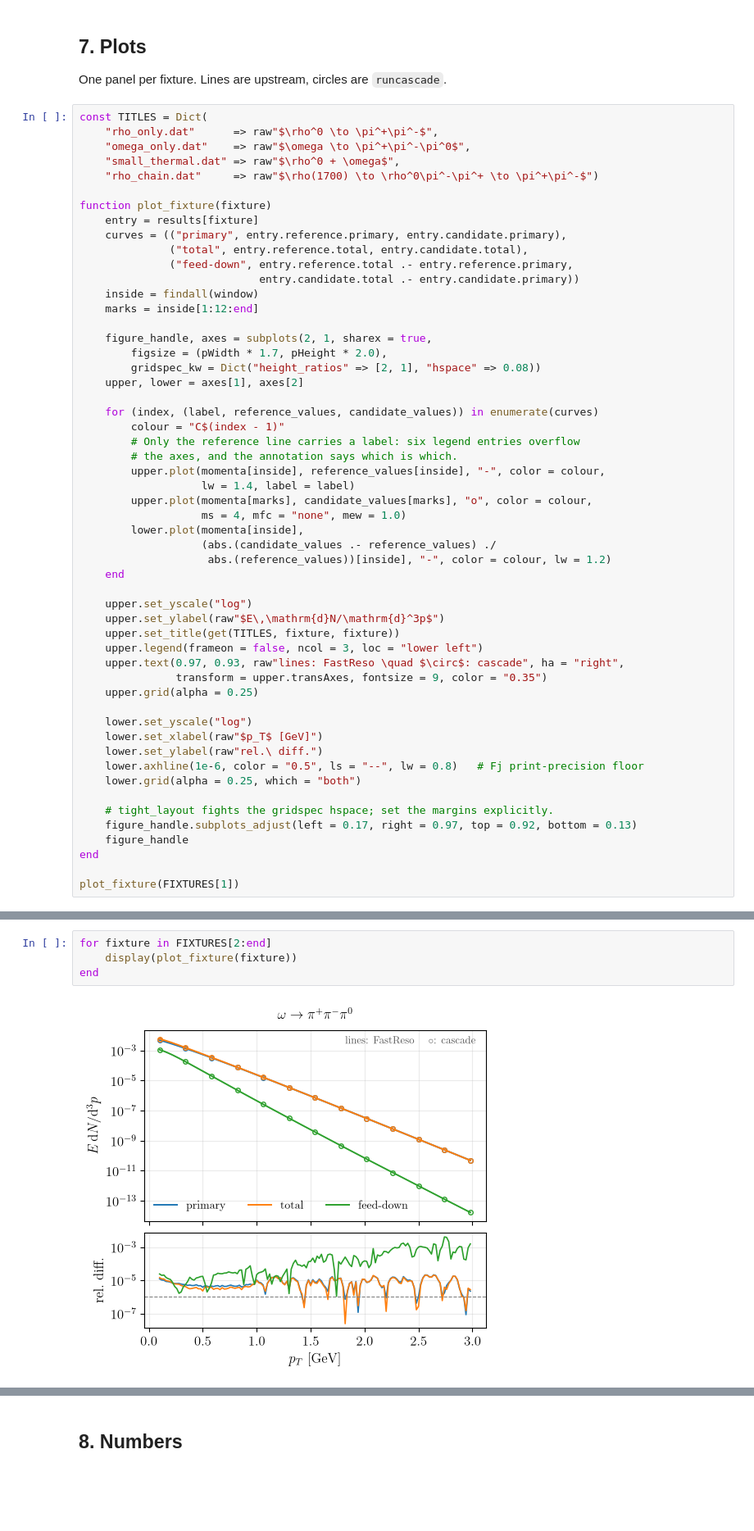
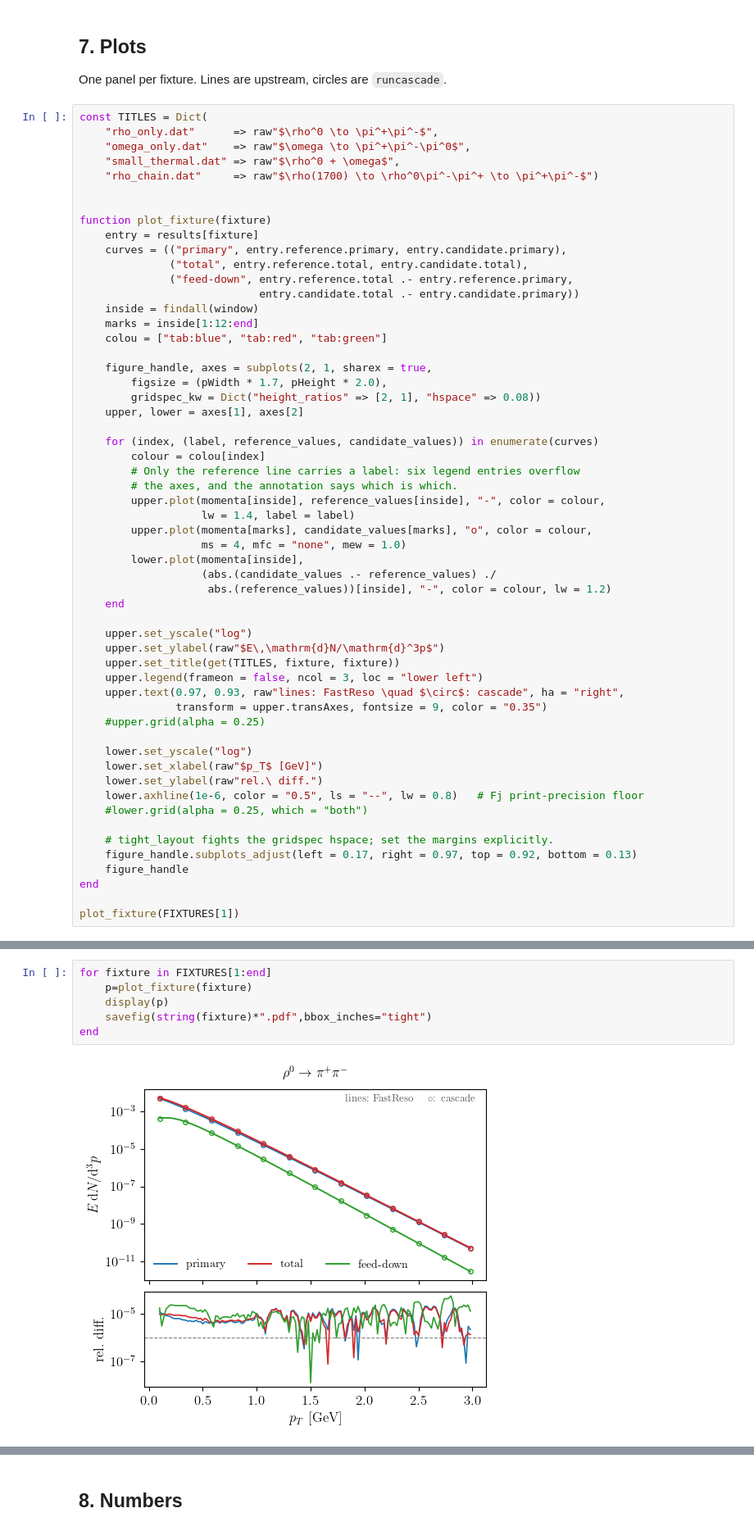
Before and after one commit to fafafrens/Fast_reso2, a Jupyter notebook: benchmarks/fastreso_crosscheck/compare_fjout_fixtures.ipynb, the cells around one changed output, grey strips where cells are left out. Shown at 82% size. Drawn from its saved outputs; the diff is of its cells as text; blank space fills up the shorter version.

```diff
--- a/benchmarks/fastreso_crosscheck/compare_fjout_fixtures.ipynb
+++ b/benchmarks/fastreso_crosscheck/compare_fjout_fixtures.ipynb
@@ -307,6 +309,7 @@ const TITLES = Dict(
     "omega_only.dat"    => raw"$\omega \to \pi^+\pi^-\pi^0$",
     "small_thermal.dat" => raw"$\rho^0 + \omega$",
     "rho_chain.dat"     => raw"$\rho(1700) \to \rho^0\pi^-\pi^+ \to \pi^+\pi^-$")
+
 
 function plot_fixture(fixture)
     entry = results[fixture]
@@ -316,6 +319,7 @@ function plot_fixture(fixture)
                             entry.candidate.total .- entry.candidate.primary))
     inside = findall(window)
     marks = inside[1:12:end]
+    colou = ["tab:blue", "tab:red", "tab:green"]
 
     figure_handle, axes = subplots(2, 1, sharex = true,
         figsize = (pWidth * 1.7, pHeight * 2.0),
@@ -323,7 +327,7 @@ function plot_fixture(fixture)
     upper, lower = axes[1], axes[2]
 
     for (index, (label, reference_values, candidate_values)) in enumerate(curves)
-        colour = "C$(index - 1)"
+        colour = colou[index]
         # Only the reference line carries a label: six legend entries overflow
         # the axes, and the annotation says which is which.
         upper.plot(momenta[inside], reference_values[inside], "-", color = colour,
@@ -341,13 +345,13 @@ function plot_fixture(fixture)
     upper.legend(frameon = false, ncol = 3, loc = "lower left")
     upper.text(0.97, 0.93, raw"lines: FastReso \quad $\circ$: cascade", ha = "right",
                transform = upper.transAxes, fontsize = 9, color = "0.35")
-    upper.grid(alpha = 0.25)
+    #upper.grid(alpha = 0.25)
 
     lower.set_yscale("log")
     lower.set_xlabel(raw"$p_T$ [GeV]")
     lower.set_ylabel(raw"rel.\ diff.")
     lower.axhline(1e-6, color = "0.5", ls = "--", lw = 0.8)   # Fj print-precision floor
-    lower.grid(alpha = 0.25, which = "both")
+    #lower.grid(alpha = 0.25, which = "both")
 
     # tight_layout fights the gridspec hspace; set the margins explicitly.
     figure_handle.subplots_adjust(left = 0.17, right = 0.97, top = 0.92, bottom = 0.13)
@@ -360,6 +364,8 @@ plot_fixture(FIXTURES[1])
 # %%
-for fixture in FIXTURES[2:end]
-    display(plot_fixture(fixture))
+for fixture in FIXTURES[1:end]
+    p=plot_fixture(fixture)
+    display(p)
+    savefig(string(fixture)*".pdf",bbox_inches="tight")
 end
 # %% [output]
-[figure, old version]
+[figure, new version]
```
Also changed, not shown: parts of 5 cells of this notebook, 1 other file.
